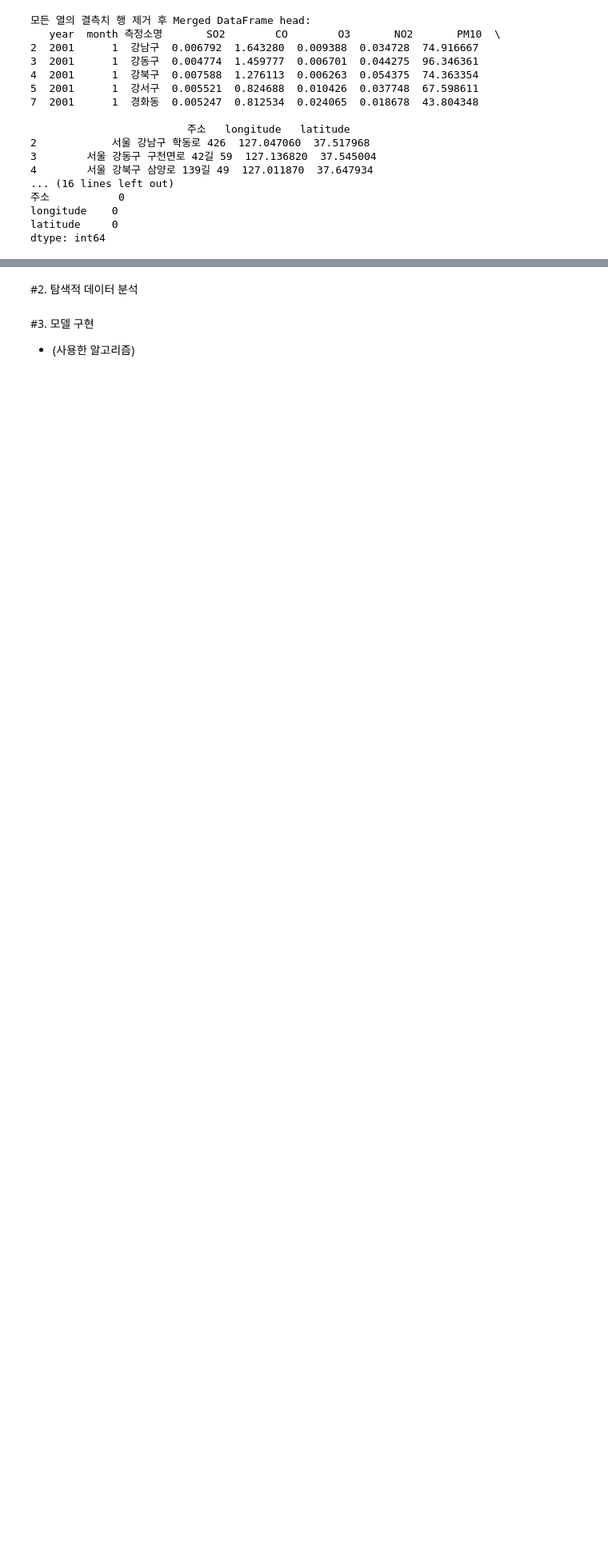
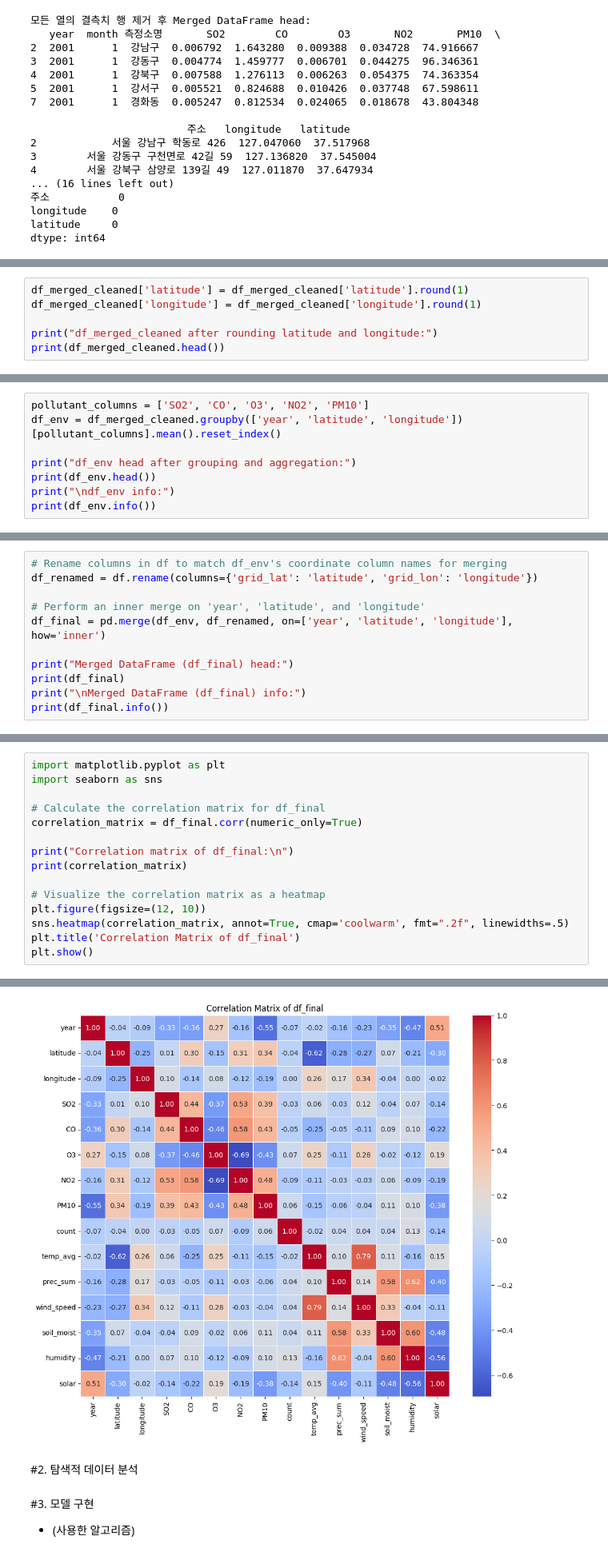
Before and after one commit to sasa10th/battery, a Jupyter notebook: [2025건_전_지_프로젝트]프로젝트주제.ipynb, the cells around one changed output, grey strips where cells are left out. Shown at 80% size. Saved outputs shown, nothing was run; the diff lists cells and outputs as text; blank space fills up the shorter version.

```diff
--- a/[2025건_전_지_프로젝트]프로젝트주제.ipynb
+++ b/[2025건_전_지_프로젝트]프로젝트주제.ipynb
@@ -520,0 +548,6 @@ dtype: int64
+# %%
+df_merged_cleaned['latitude'] = df_merged_cleaned['latitude'].round(1)
+df_merged_cleaned['longitude'] = df_merged_cleaned['longitude'].round(1)
+
+print("df_merged_cleaned after rounding latitude and longitude:")
+print(df_merged_cleaned.head())
@@ -520,0 +579,8 @@ dtype: int64
+# %%
+pollutant_columns = ['SO2', 'CO', 'O3', 'NO2', 'PM10']
+df_env = df_merged_cleaned.groupby(['year', 'latitude', 'longitude'])[pollutant_columns].mean().reset_index()
+
+print("df_env head after grouping and aggregation:")
+print(df_env.head())
+print("\ndf_env info:")
+print(df_env.info())
@@ -520,0 +605,11 @@ dtype: int64
+# %%
+# Rename columns in df to match df_env's coordinate column names for merging
+df_renamed = df.rename(columns={'grid_lat': 'latitude', 'grid_lon': 'longitude'})
+
+# Perform an inner merge on 'year', 'latitude', and 'longitude'
+df_final = pd.merge(df_env, df_renamed, on=['year', 'latitude', 'longitude'], how='inner')
+
+print("Merged DataFrame (df_final) head:")
+print(df_final)
+print("\nMerged DataFrame (df_final) info:")
+print(df_final.info())
@@ -520,0 +634,16 @@ dtype: int64
+# %%
+import matplotlib.pyplot as plt
+import seaborn as sns
+
+# Calculate the correlation matrix for df_final
+correlation_matrix = df_final.corr(numeric_only=True)
+
+print("Correlation matrix of df_final:\n")
+print(correlation_matrix)
+
+# Visualize the correlation matrix as a heatmap
+plt.figure(figsize=(12, 10))
+sns.heatmap(correlation_matrix, annot=True, cmap='coolwarm', fmt=".2f", linewidths=.5)
+plt.title('Correlation Matrix of df_final')
+plt.show()
+# %% [output]
@@ -521,3 +667,4 @@ dtype: int64
+[figure, added]
 # %% [markdown]
 
 
```
Also changed, not shown: parts of 11 cells of this notebook.
